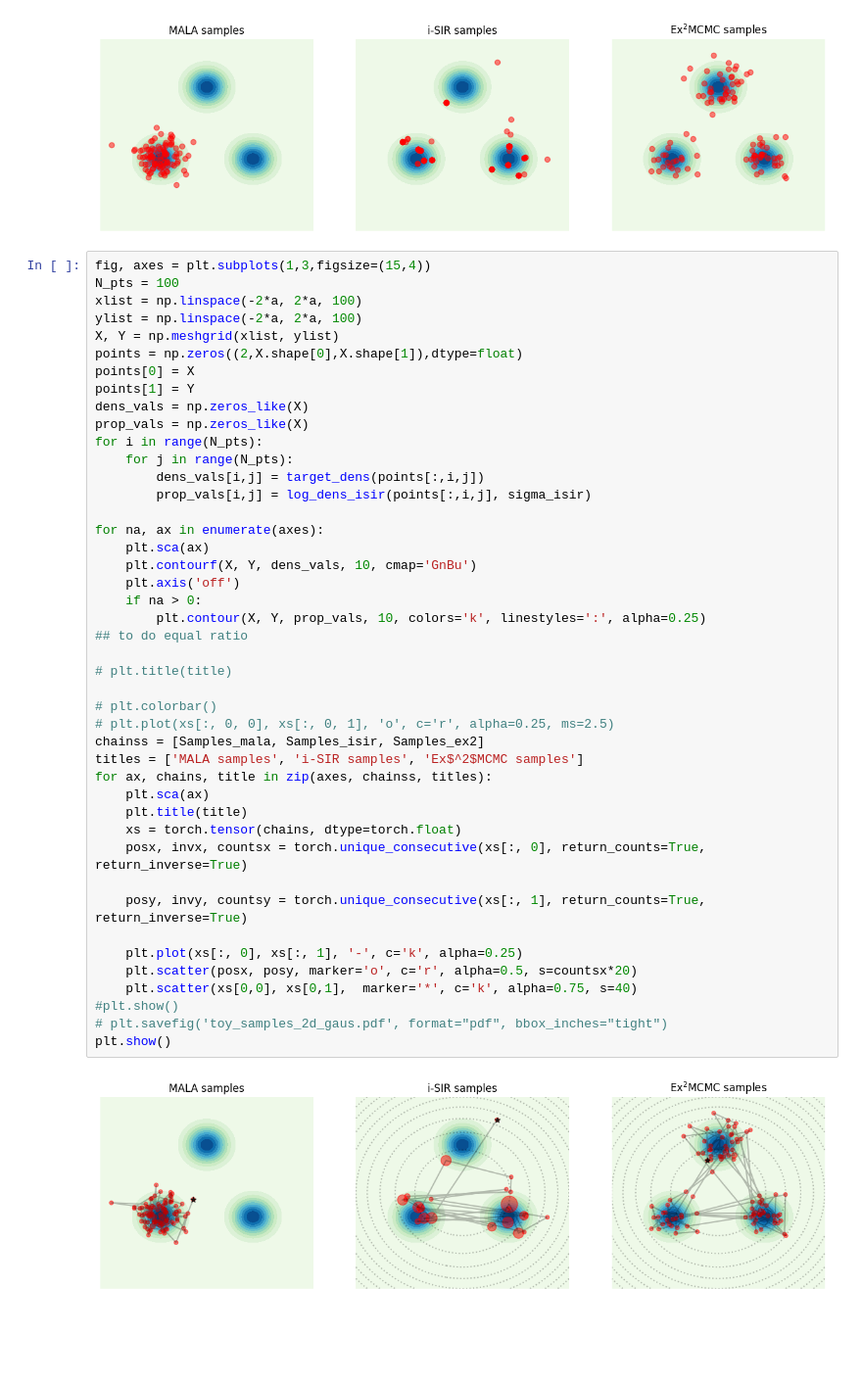
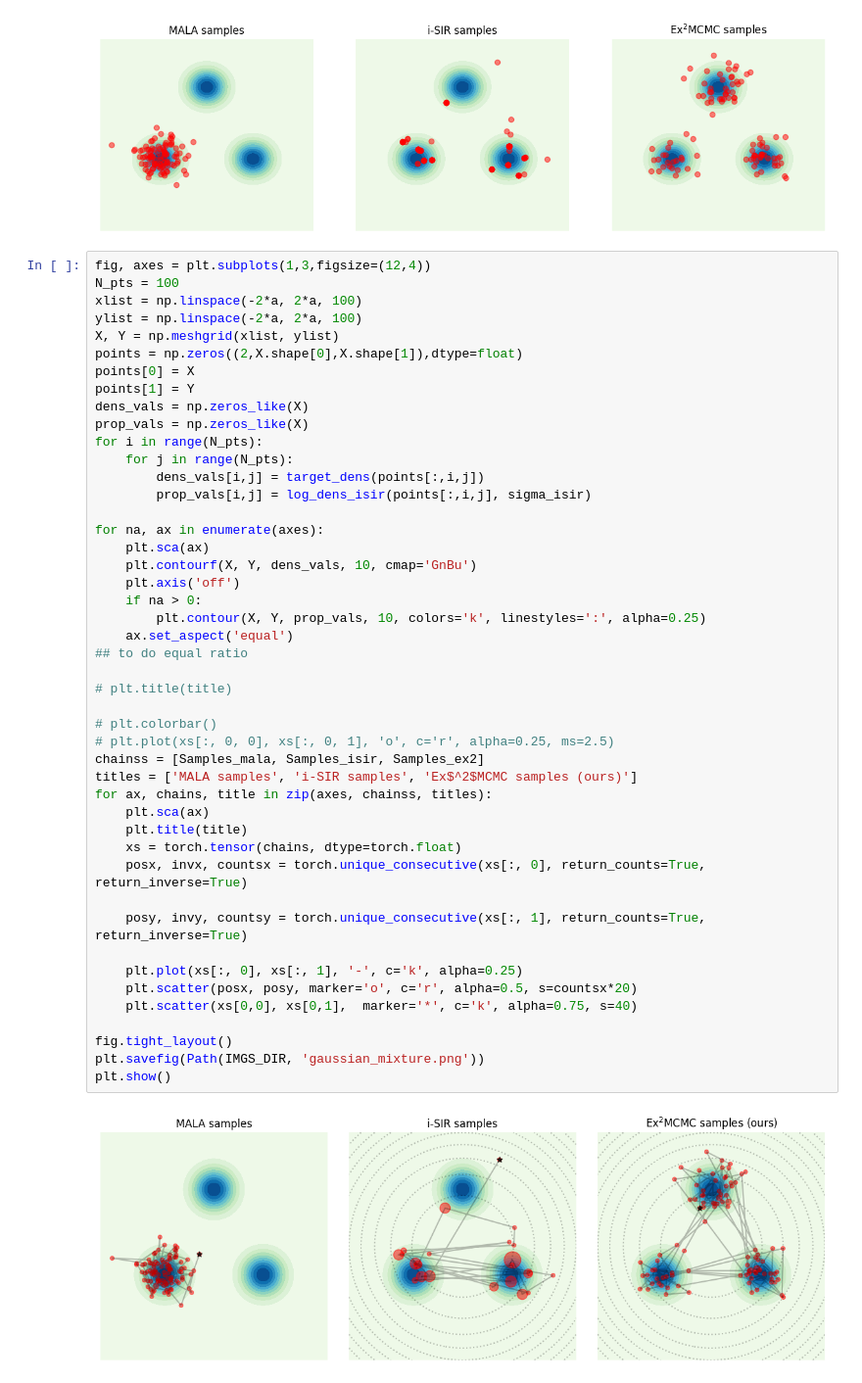
Before and after one commit to svsamsonov/ex2mcmc_new, a Jupyter notebook: experiments/exp_synthetic/gaussian_mixture.ipynb, the cells around one changed output. Shown: that part at 98% size. Cells and saved outputs as stored; diff of their text form; blank space fills up the shorter version.

```diff
--- a/experiments/exp_synthetic/gaussian_mixture.ipynb
+++ b/experiments/exp_synthetic/gaussian_mixture.ipynb
@@ -273,7 +276,7 @@ plt.show()
 # %% [output]
 [figure]
 # %%
-fig, axes = plt.subplots(1,3,figsize=(15,4))
+fig, axes = plt.subplots(1,3,figsize=(12,4))
 N_pts = 100
 xlist = np.linspace(-2*a, 2*a, 100)
 ylist = np.linspace(-2*a, 2*a, 100)
@@ -287,34 +290,36 @@ for i in range(N_pts):
     for j in range(N_pts):
         dens_vals[i,j] = target_dens(points[:,i,j])
         prop_vals[i,j] = log_dens_isir(points[:,i,j], sigma_isir)
 
 for na, ax in enumerate(axes):
     plt.sca(ax)
     plt.contourf(X, Y, dens_vals, 10, cmap='GnBu')
     plt.axis('off')
     if na > 0:
         plt.contour(X, Y, prop_vals, 10, colors='k', linestyles=':', alpha=0.25)
+    ax.set_aspect('equal')
 ## to do equal ratio
 
 # plt.title(title)
 
 # plt.colorbar()
 # plt.plot(xs[:, 0, 0], xs[:, 0, 1], 'o', c='r', alpha=0.25, ms=2.5)
 chainss = [Samples_mala, Samples_isir, Samples_ex2]
-titles = ['MALA samples', 'i-SIR samples', 'Ex$^2$MCMC samples']
+titles = ['MALA samples', 'i-SIR samples', 'Ex$^2$MCMC samples (ours)']
 for ax, chains, title in zip(axes, chainss, titles):
     plt.sca(ax)
     plt.title(title)
     xs = torch.tensor(chains, dtype=torch.float)
     posx, invx, countsx = torch.unique_consecutive(xs[:, 0], return_counts=True, return_inverse=True)
 
     posy, invy, countsy = torch.unique_consecutive(xs[:, 1], return_counts=True, return_inverse=True)
 
     plt.plot(xs[:, 0], xs[:, 1], '-', c='k', alpha=0.25)
     plt.scatter(posx, posy, marker='o', c='r', alpha=0.5, s=countsx*20)
     plt.scatter(xs[0,0], xs[0,1],  marker='*', c='k', alpha=0.75, s=40)
-#plt.show()
-# plt.savefig('toy_samples_2d_gaus.pdf', format="pdf", bbox_inches="tight")
+
+fig.tight_layout()
+plt.savefig(Path(IMGS_DIR, 'gaussian_mixture.png'))
 plt.show()
 # %% [output]
-[figure, old version]
+[figure, new version]
```
Also changed, not shown: parts of 1 cell of this notebook, 1 other file.
